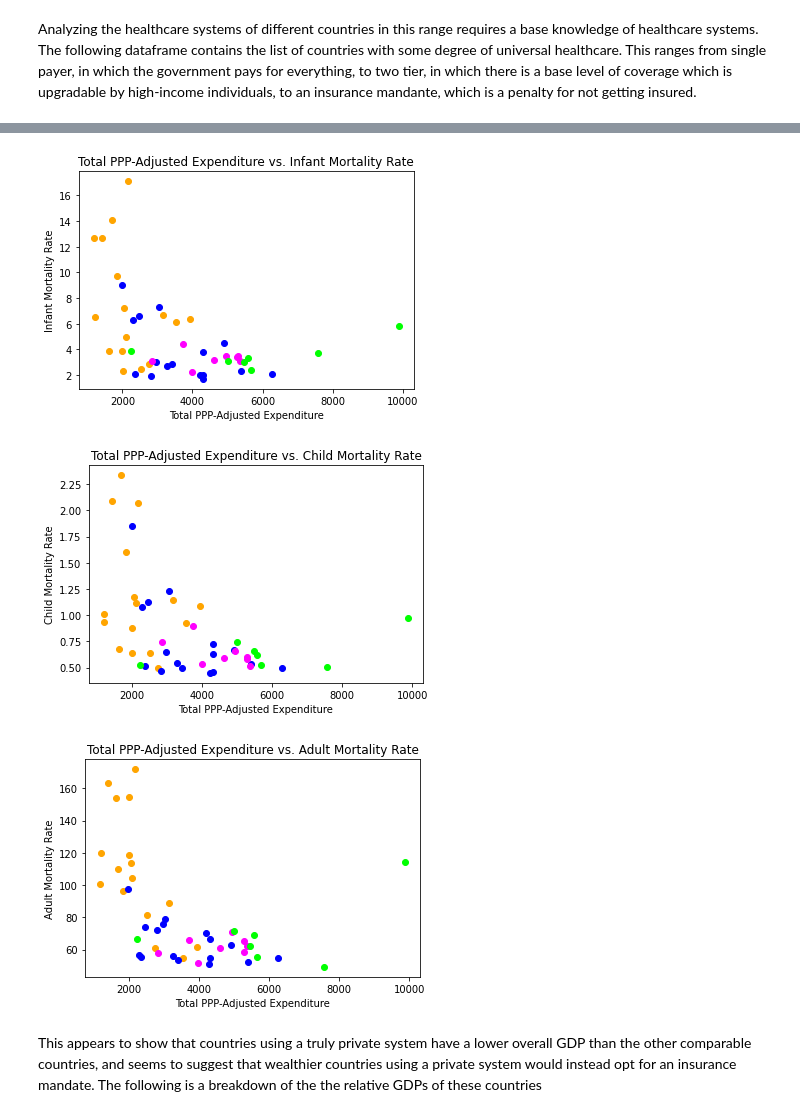
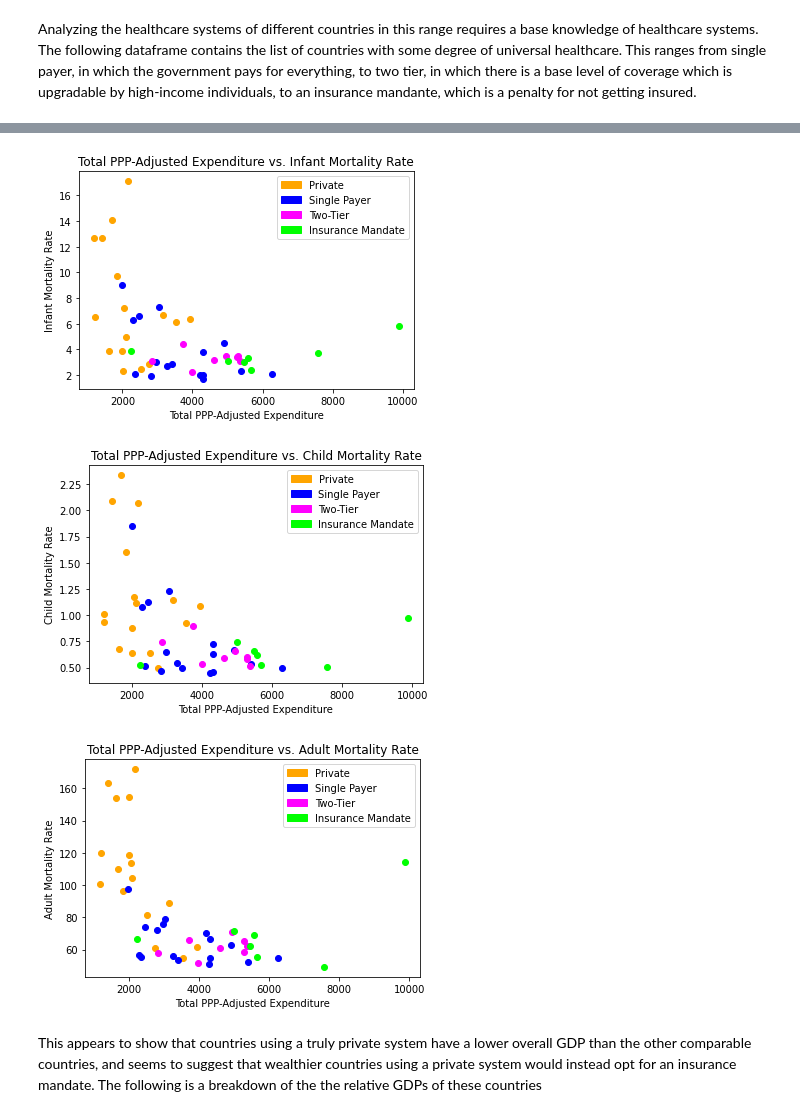
Before and after one commit to Sunil-Narayan/367FinalSunilNarayan, a Jupyter notebook: final-healthcare spending analysis.ipynb, the cells around one changed output, grey strips where cells are left out. Saved outputs shown, nothing was run; the diff lists cells and outputs as text; code cells hidden in the pictures.

```diff
--- a/final-healthcare spending analysis.ipynb
+++ b/final-healthcare spending analysis.ipynb
@@ -336,6 +350,11 @@ measuring = "System Type"
 along = "Country"
 types = ["Private","Single Payer","Two-Tier", "Insurance Mandate"]
 colors = ["orange", "blue", "magenta","lime"]
+orange_patch = mpatches.Patch(color='orange', label='Private')
+blue_patch = mpatches.Patch(color='blue', label='Single Payer')
+pink_patch = mpatches.Patch(color='magenta', label='Two-Tier')
+green_patch = mpatches.Patch(color='lime', label='Insurance Mandate')
+lColors = [orange_patch, blue_patch, pink_patch, green_patch]
 
 for i in [0,1,2,3]:
     for cnt in HFF.loc[HFF[measuring] == types[i], along]:
@@ -344,6 +363,7 @@ plt.xlabel(x)
 plt.ylabel(y)
 title = x+" vs. "+y
 plt.title(title)
+plt.legend(lColors, types)
 plt.show()
 
 x = "Total PPP-Adjusted Expenditure"
@@ -351,36 +371,38 @@ y = "Child Mortality Rate"
 measuring = "System Type"
 along = "Country"
 types = ["Private","Single Payer","Two-Tier", "Insurance Mandate"]
 colors = ["orange", "blue", "magenta","lime"]
 
 for i in [0,1,2,3]:
     for cnt in HFF.loc[HFF[measuring] == types[i], along]:
         plt.scatter(HFF.loc[HFF.Country == cnt, x], HFF.loc[HFF.Country == cnt, y], color=colors[i])
 plt.xlabel(x)
 plt.ylabel(y)
 title = x+" vs. "+y
 plt.title(title)
+plt.legend(lColors, types)
 plt.show()
 
 x = "Total PPP-Adjusted Expenditure"
 y = "Adult Mortality Rate"
 measuring = "System Type"
 along = "Country"
 types = ["Private","Single Payer","Two-Tier", "Insurance Mandate"]
 colors = ["orange", "blue", "magenta","lime"]
 
 for i in [0,1,2,3]:
     for cnt in HFF.loc[HFF[measuring] == types[i], along]:
         plt.scatter(HFF.loc[HFF.Country == cnt, x], HFF.loc[HFF.Country == cnt, y], color=colors[i])
 plt.xlabel(x)
 plt.ylabel(y)
 title = x+" vs. "+y
 plt.title(title)
+plt.legend(lColors, types)
 plt.show()
 # %% [output]
-[figure, old version]
+[figure, new version]
-[figure, old version]
+[figure, new version]
-[figure, old version]
+[figure, new version]
 # %% [markdown]
 This appears to show that countries using a truly private system have a lower overall GDP than the other comparable countries, and seems to suggest that wealthier countries using a private system would instead opt for an insurance mandate. The following is a breakdown of the the relative GDPs of these countries
 # %%
```
Also changed, not shown: parts of 15 cells of this notebook, 1 other file.
